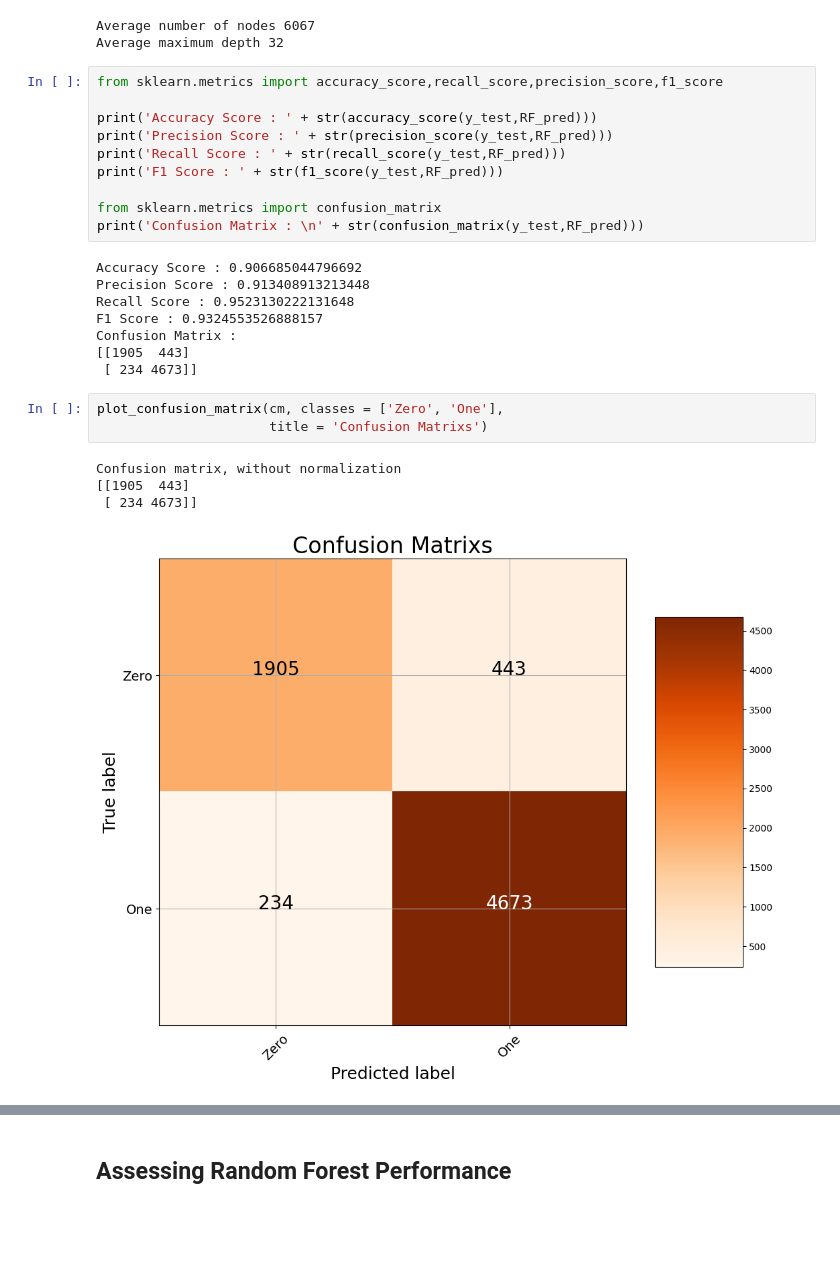
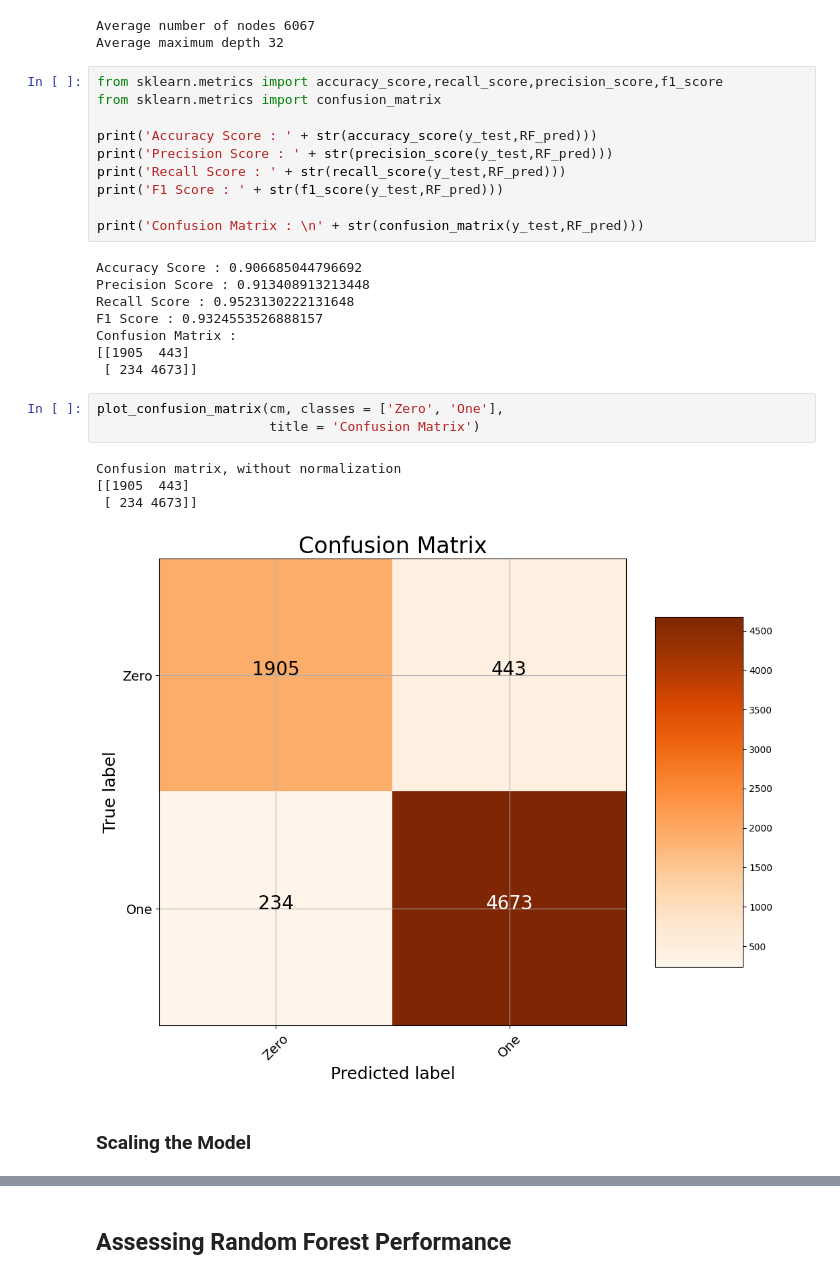
Before and after one commit to jorgeluisgalarraga/hotel_reservation_predictions, a Jupyter notebook: Hotel_Reservations_Prediction.ipynb, the cells around one changed output, grey strips where cells are left out. Cells and saved outputs as stored; diff of their text form; blank space fills up the shorter version.

```diff
--- a/Hotel_Reservations_Prediction.ipynb
+++ b/Hotel_Reservations_Prediction.ipynb
@@ -618,13 +618,13 @@ Average number of nodes 6067
 Average maximum depth 32
 # %%
 from sklearn.metrics import accuracy_score,recall_score,precision_score,f1_score
+from sklearn.metrics import confusion_matrix
 
 print('Accuracy Score : ' + str(accuracy_score(y_test,RF_pred)))
 print('Precision Score : ' + str(precision_score(y_test,RF_pred)))
 print('Recall Score : ' + str(recall_score(y_test,RF_pred)))
 print('F1 Score : ' + str(f1_score(y_test,RF_pred)))
 
-from sklearn.metrics import confusion_matrix
 print('Confusion Matrix : \n' + str(confusion_matrix(y_test,RF_pred)))
 # %% [output]
 Accuracy Score : 0.906685044796692
@@ -636,9 +636,11 @@ Confusion Matrix :
  [ 234 4673]]
 # %%
 plot_confusion_matrix(cm, classes = ['Zero', 'One'],
-                      title = 'Confusion Matrixs')
+                      title = 'Confusion Matrix')
 # %% [output]
 Confusion matrix, without normalization
 [[1905  443]
  [ 234 4673]]
-[figure, old version]
+[figure, new version]
+# %% [markdown]
+### Scaling the Model
```
Also changed, not shown: parts of 6 cells of this notebook.
